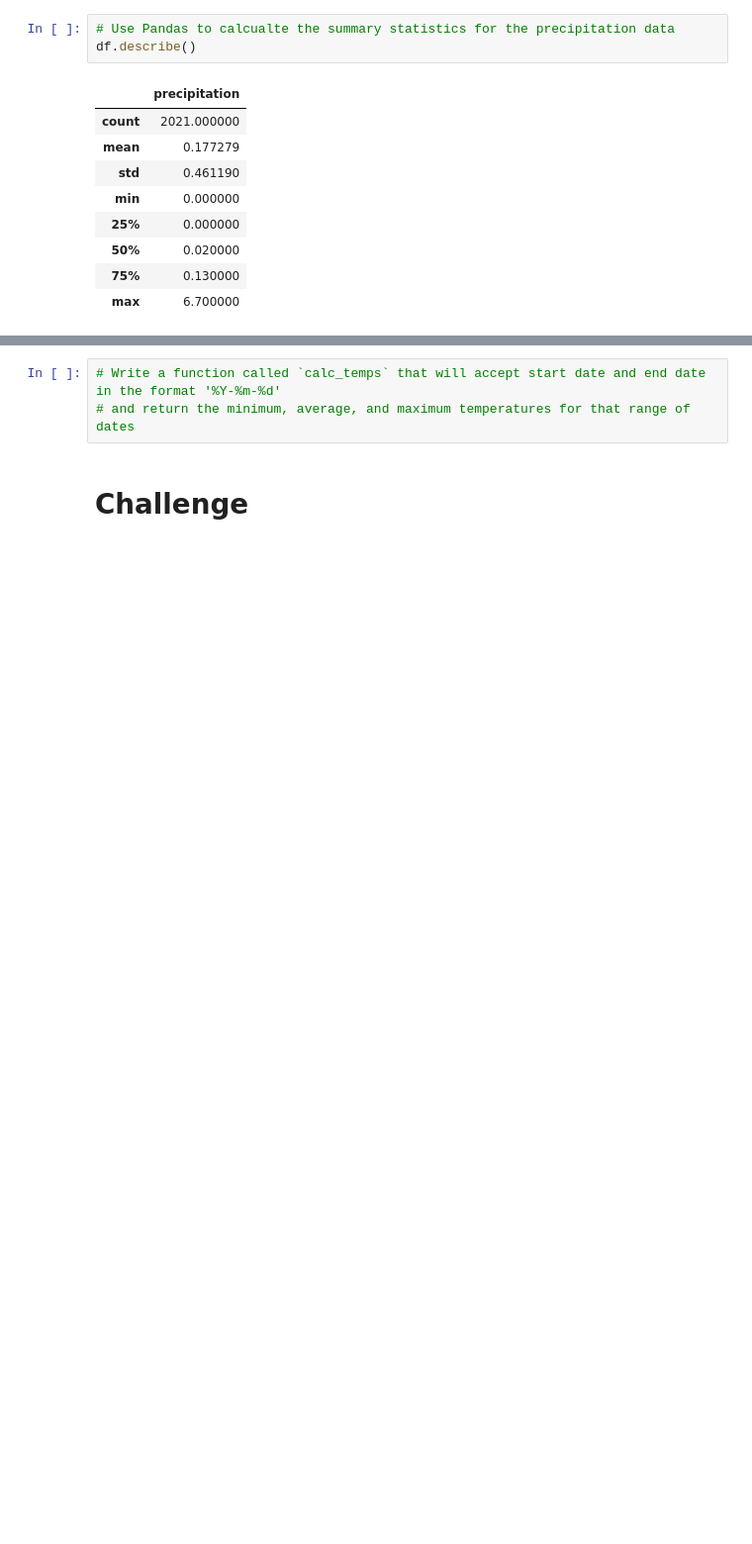
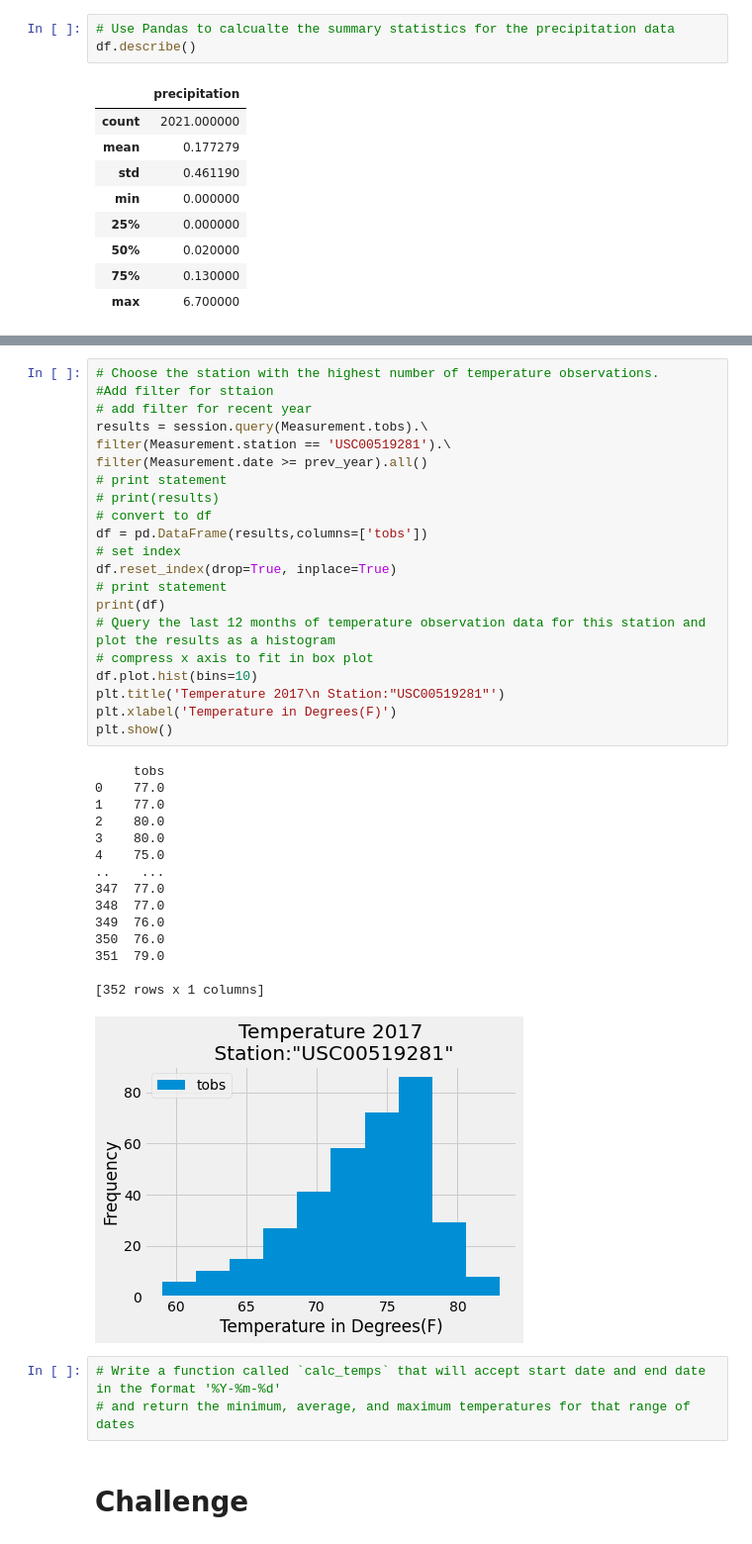
Before and after one commit to nedflowers/surfs_up, a Jupyter notebook: Resources/climate_analysis.ipynb, the cells around one changed output, grey strips where cells are left out. Shown at 99% size. Cells and saved outputs as stored; diff of their text form; blank space fills up the shorter version.

```diff
--- a/Resources/climate_analysis.ipynb
+++ b/Resources/climate_analysis.ipynb
@@ -90,3 +190,40 @@ df.describe()
+# %%
+# Choose the station with the highest number of temperature observations.
+#Add filter for sttaion
+# add filter for recent year
+results = session.query(Measurement.tobs).\
+filter(Measurement.station == 'USC00519281').\
+filter(Measurement.date >= prev_year).all()
+# print statement
+# print(results)
+# convert to df
+df = pd.DataFrame(results,columns=['tobs'])
+# set index
+df.reset_index(drop=True, inplace=True)
+# print statement
+print(df)
+# Query the last 12 months of temperature observation data for this station and plot the results as a histogram
+# compress x axis to fit in box plot
+df.plot.hist(bins=10)
+plt.title('Temperature 2017\n Station:"USC00519281"')
+plt.xlabel('Temperature in Degrees(F)')
+plt.show()
+# %% [output]
+     tobs
+0    77.0
+1    77.0
+2    80.0
+3    80.0
+4    75.0
+..    ...
+347  77.0
+348  77.0
+349  76.0
+350  76.0
+351  79.0
+
+[352 rows x 1 columns]
+[figure, added]
 # %%
 # Write a function called `calc_temps` that will accept start date and end date in the format '%Y-%m-%d'
 # and return the minimum, average, and maximum temperatures for that range of dates
```
Also changed, not shown: parts of 7 cells of this notebook, 2 other files.
